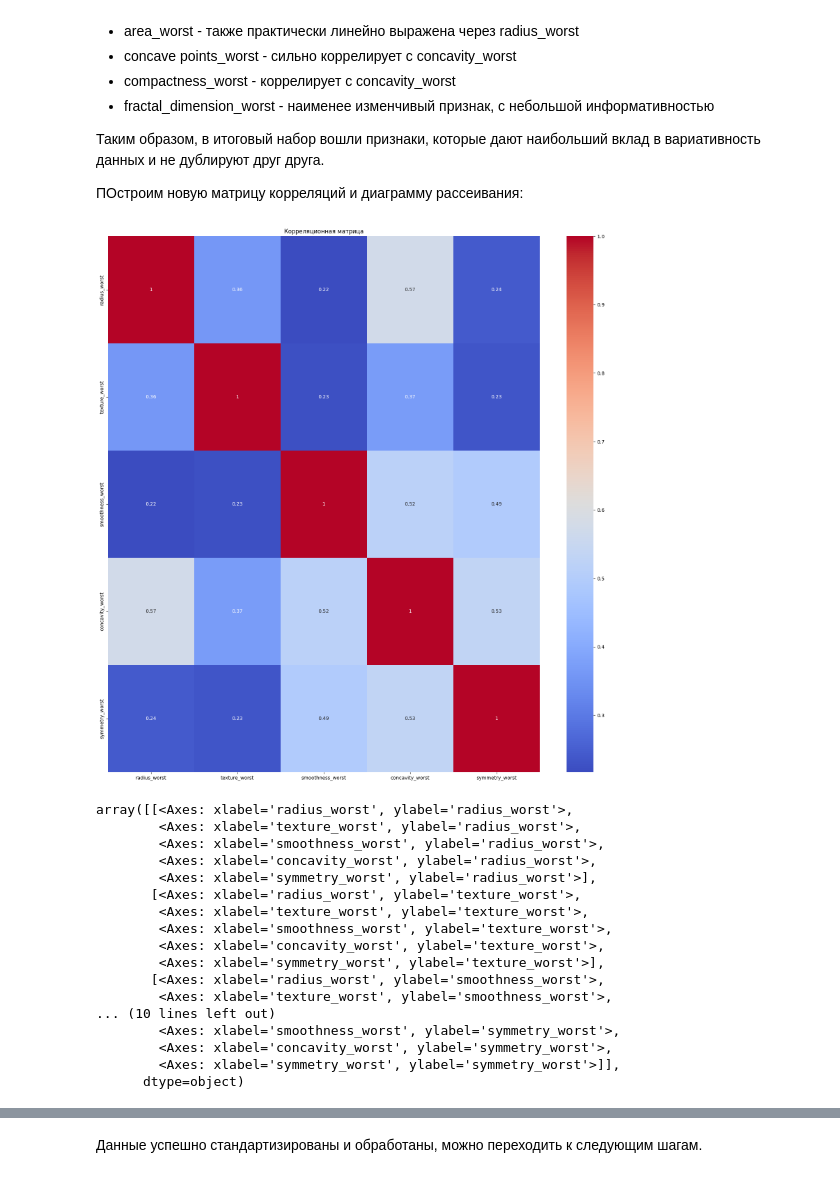
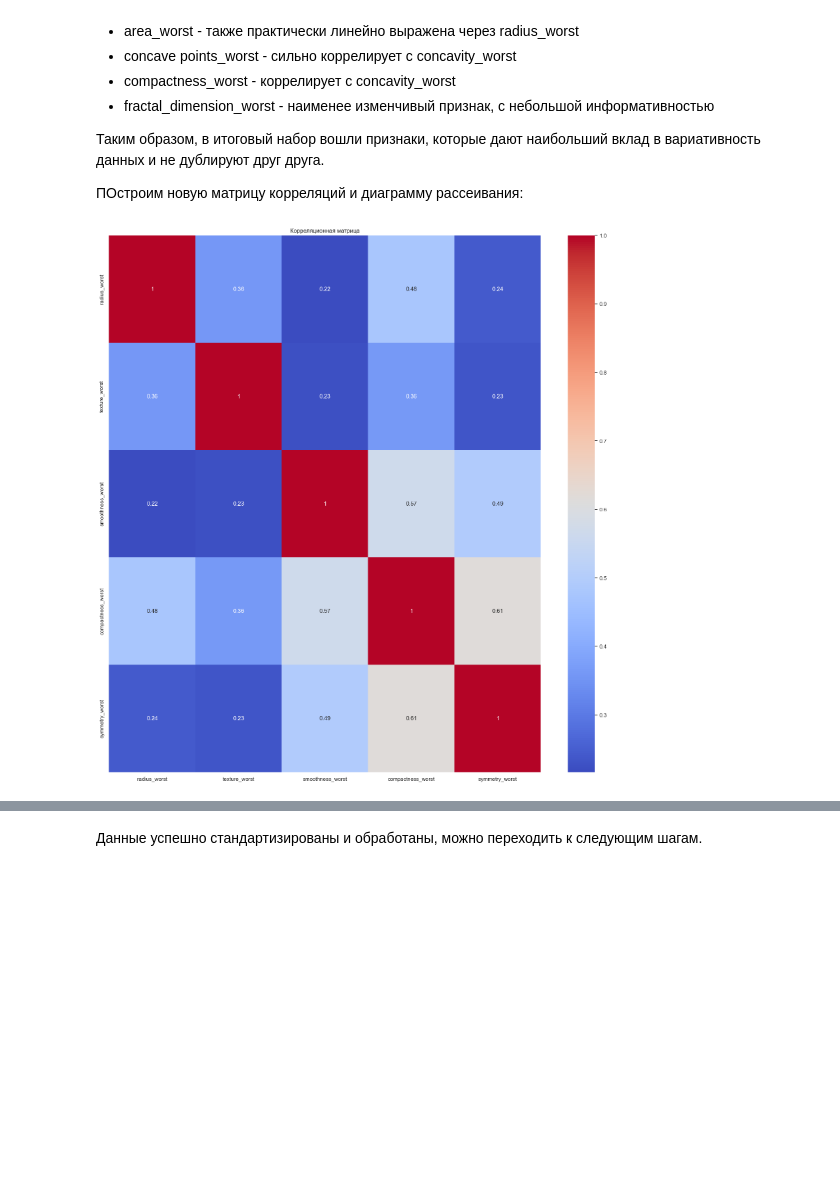
Before and after one commit to alino4ka554/L4_AISystems, a Jupyter notebook: clustering.ipynb, the cells around one changed output, grey strips where cells are left out. Cells and saved outputs as stored; diff of their text form; code cells hidden in the pictures; blank space fills up the shorter version.

```diff
--- a/clustering.ipynb
+++ b/clustering.ipynb
@@ -103,6 +103,9 @@ df.describe()
 Построим ящик с усами:
 # %%
 import matplotlib.pyplot as plt
+import seaborn as sns
+sns.set(style="white")  # по умолчанию (без сетки)
+
 
 plt.figure(figsize=(20, 15))
 
@@ -184,31 +286,12 @@ plt.show()
 ПОстроим новую матрицу корреляций и диаграмму рассеивания:
 # %%
 #df = df.drop(columns=['perimeter_mean', 'area_mean', 'concave points_mean', 'compactness_mean', 'smoothness_mean', 'concavity_mean', 'perimeter_se', 'area_se', 'concave points_se', 'compactness_se', 'smoothness_se', 'concavity_se', 'radius_worst', 'perimeter_worst', 'area_worst', 'concave points_worst', 'compactness_worst', 'smoothness_worst', 'concavity_worst', 'texture_worst'], axis=1)
-df = df.drop(columns=['perimeter_worst', 'area_worst', 'concave points_worst', 'compactness_worst', 'fractal_dimension_worst'], axis=1)
+df = df.drop(columns=['perimeter_worst', 'concave points_worst', 'area_worst', 'concavity_worst', 'fractal_dimension_worst'], axis=1)
 
 correlation_matrix = df.corr()
 plt.figure(figsize=(20,20))
 sns.heatmap(correlation_matrix, annot=True, cmap='coolwarm')
 plt.title('Корреляционная матрица')
 plt.show()
-
-pd.plotting.scatter_matrix(df, figsize=(20, 20))
 # %% [output]
-[figure, old version]
+[figure, new version]
-array([[<Axes: xlabel='radius_worst', ylabel='radius_worst'>,
-        <Axes: xlabel='texture_worst', ylabel='radius_worst'>,
-        <Axes: xlabel='smoothness_worst', ylabel='radius_worst'>,
-        <Axes: xlabel='concavity_worst', ylabel='radius_worst'>,
-        <Axes: xlabel='symmetry_worst', ylabel='radius_worst'>],
-       [<Axes: xlabel='radius_worst', ylabel='texture_worst'>,
-        <Axes: xlabel='texture_worst', ylabel='texture_worst'>,
-        <Axes: xlabel='smoothness_worst', ylabel='texture_worst'>,
-        <Axes: xlabel='concavity_worst', ylabel='texture_worst'>,
-        <Axes: xlabel='symmetry_worst', ylabel='texture_worst'>],
-       [<Axes: xlabel='radius_worst', ylabel='smoothness_worst'>,
-        <Axes: xlabel='texture_worst', ylabel='smoothness_worst'>,
-... (10 lines left out)
-        <Axes: xlabel='smoothness_worst', ylabel='symmetry_worst'>,
-        <Axes: xlabel='concavity_worst', ylabel='symmetry_worst'>,
-        <Axes: xlabel='symmetry_worst', ylabel='symmetry_worst'>]],
-      dtype=object)
```
Also changed, not shown: parts of 18 cells of this notebook, 1 other file.
